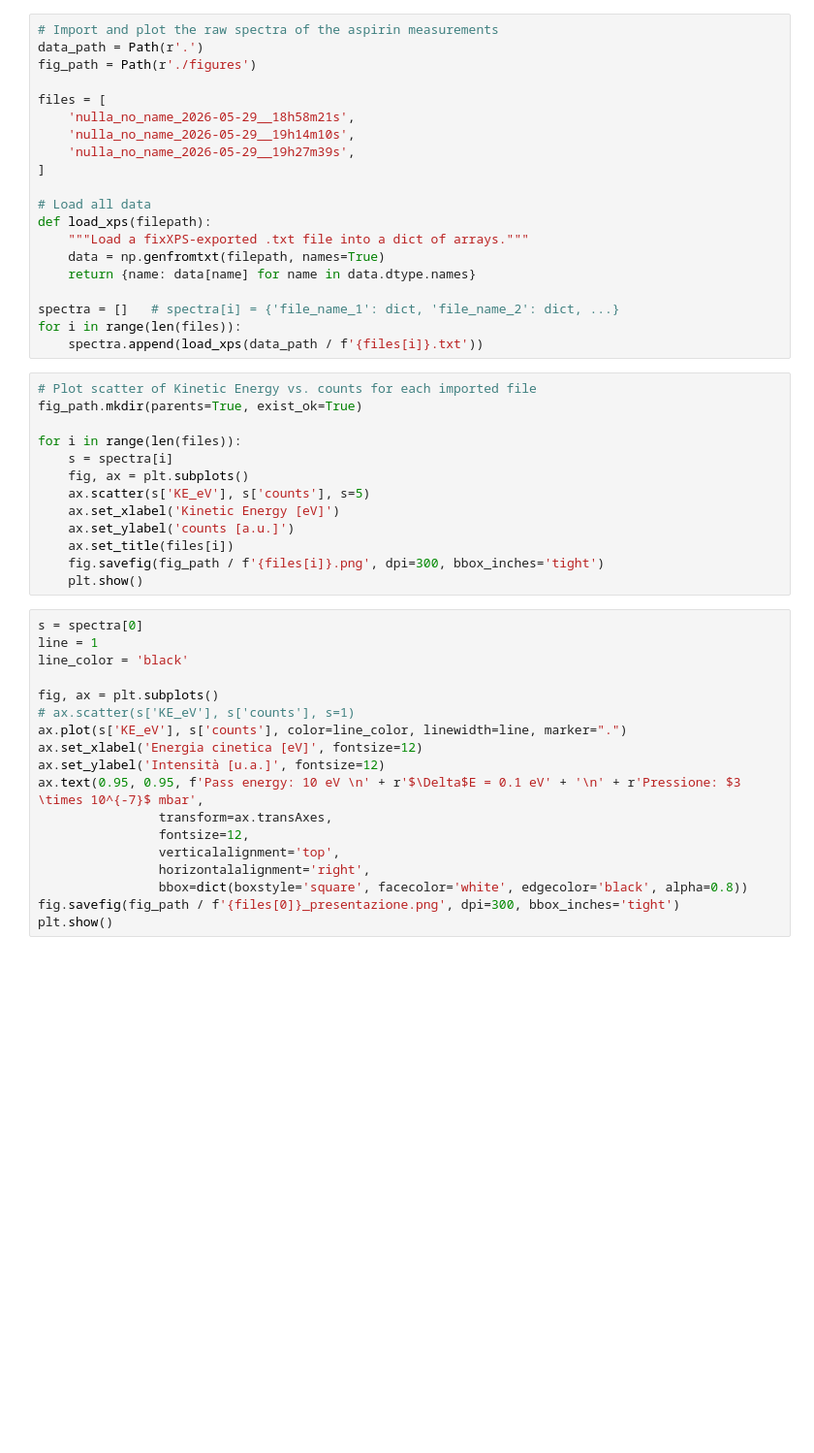
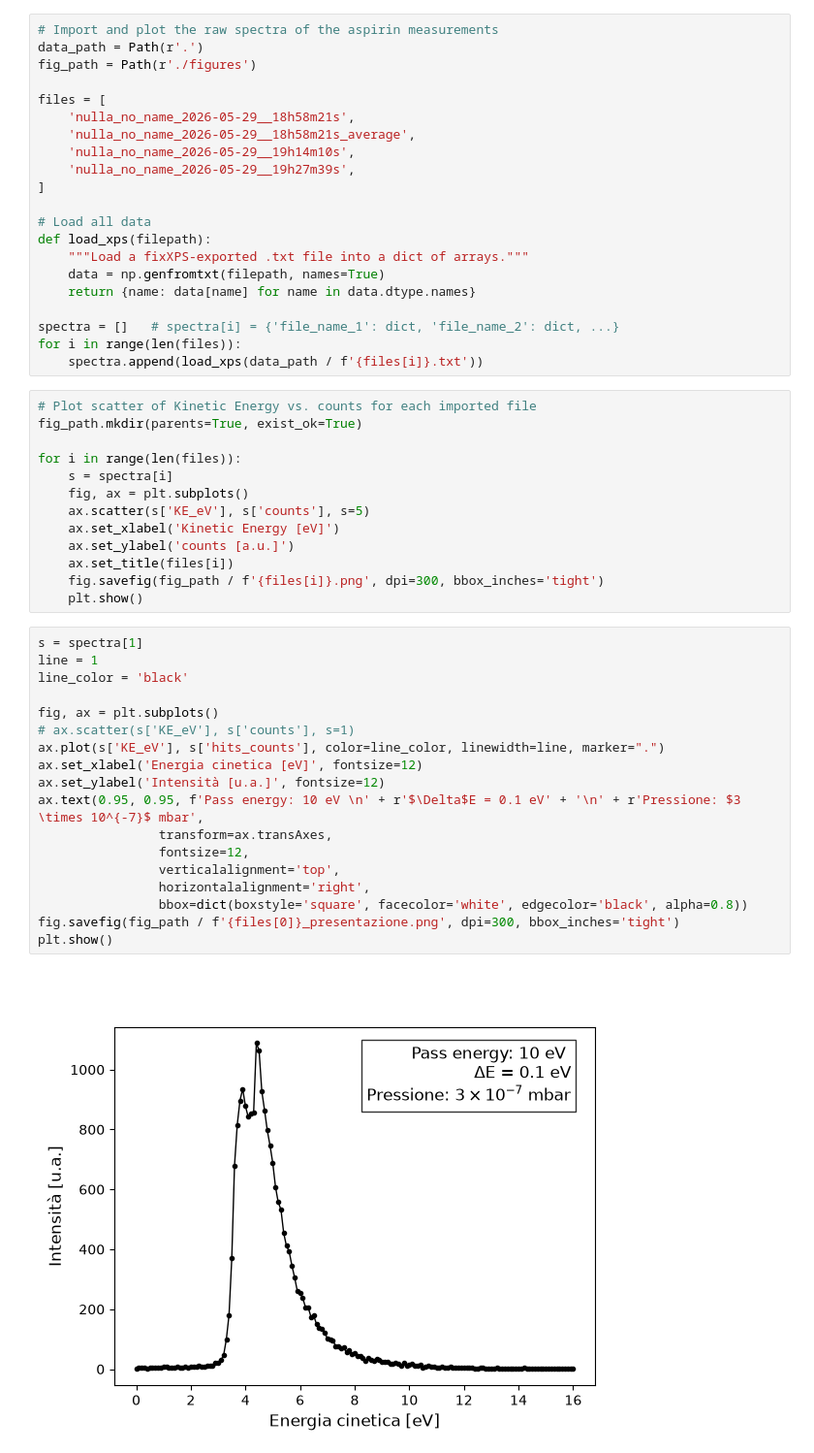
Before and after one commit to maddoc-g/XPS, a Jupyter notebook: data/2026-05-29/plot_data.ipynb, the cells around one changed output. Shown at 97% size. Cells and saved outputs as stored; diff of their text form; blank space fills up the shorter version.

```diff
--- a/data/2026-05-29/plot_data.ipynb
+++ b/data/2026-05-29/plot_data.ipynb
@@ -12,6 +12,7 @@ fig_path = Path(r'./figures')
 
 files = [
     'nulla_no_name_2026-05-29__18h58m21s',
+    'nulla_no_name_2026-05-29__18h58m21s_average',
     'nulla_no_name_2026-05-29__19h14m10s',
     'nulla_no_name_2026-05-29__19h27m39s',
 ]
@@ -39,20 +40,22 @@ for i in range(len(files)):
     fig.savefig(fig_path / f'{files[i]}.png', dpi=300, bbox_inches='tight')
     plt.show()
 # %%
-s = spectra[0]
+s = spectra[1]
 line = 1
 line_color = 'black'
 
 fig, ax = plt.subplots()
 # ax.scatter(s['KE_eV'], s['counts'], s=1)
-ax.plot(s['KE_eV'], s['counts'], color=line_color, linewidth=line, marker=".")
+ax.plot(s['KE_eV'], s['hits_counts'], color=line_color, linewidth=line, marker=".")
 ax.set_xlabel('Energia cinetica [eV]', fontsize=12)
 ax.set_ylabel('Intensità [u.a.]', fontsize=12)
 ax.text(0.95, 0.95, f'Pass energy: 10 eV \n' + r'$\Delta$E = 0.1 eV' + '\n' + r'Pressione: $3 \times 10^{-7}$ mbar',
                 transform=ax.transAxes,
                 fontsize=12,
                 verticalalignment='top',
                 horizontalalignment='right',
                 bbox=dict(boxstyle='square', facecolor='white', edgecolor='black', alpha=0.8))
 fig.savefig(fig_path / f'{files[0]}_presentazione.png', dpi=300, bbox_inches='tight')
 plt.show()
+# %% [output]
+[figure, added]
```
